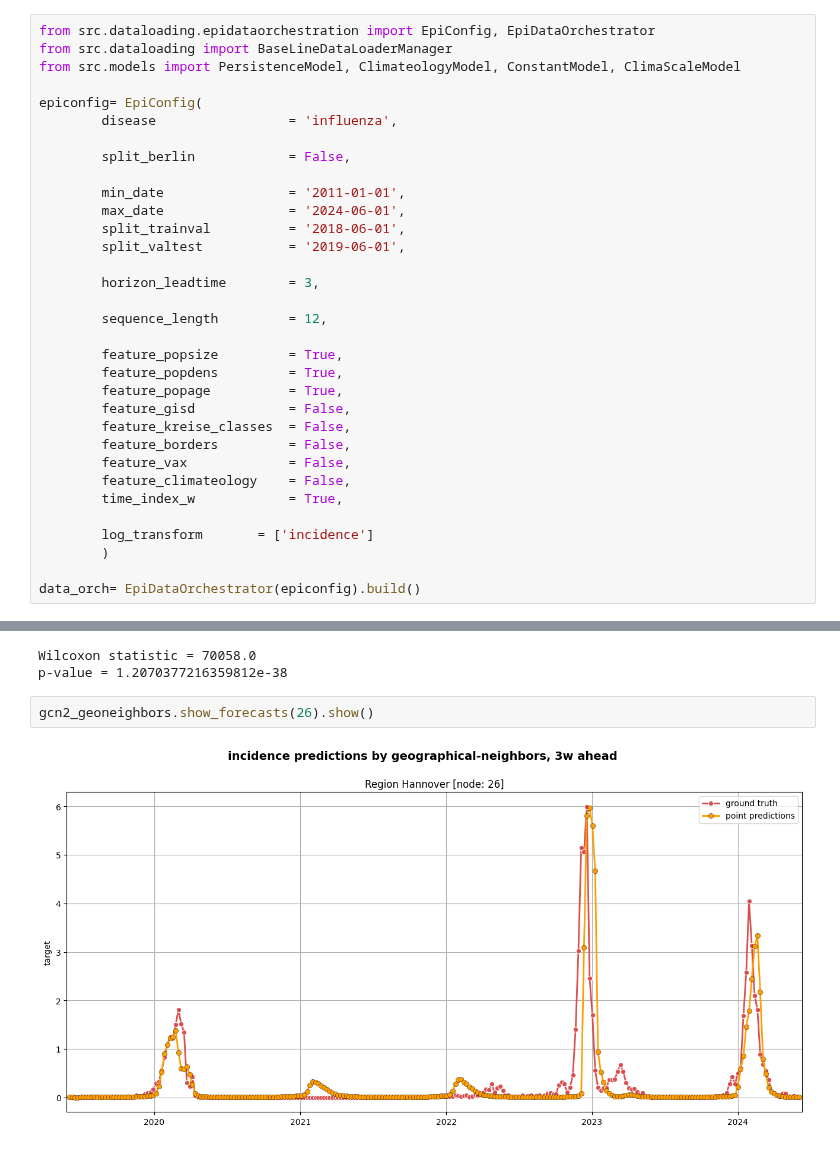
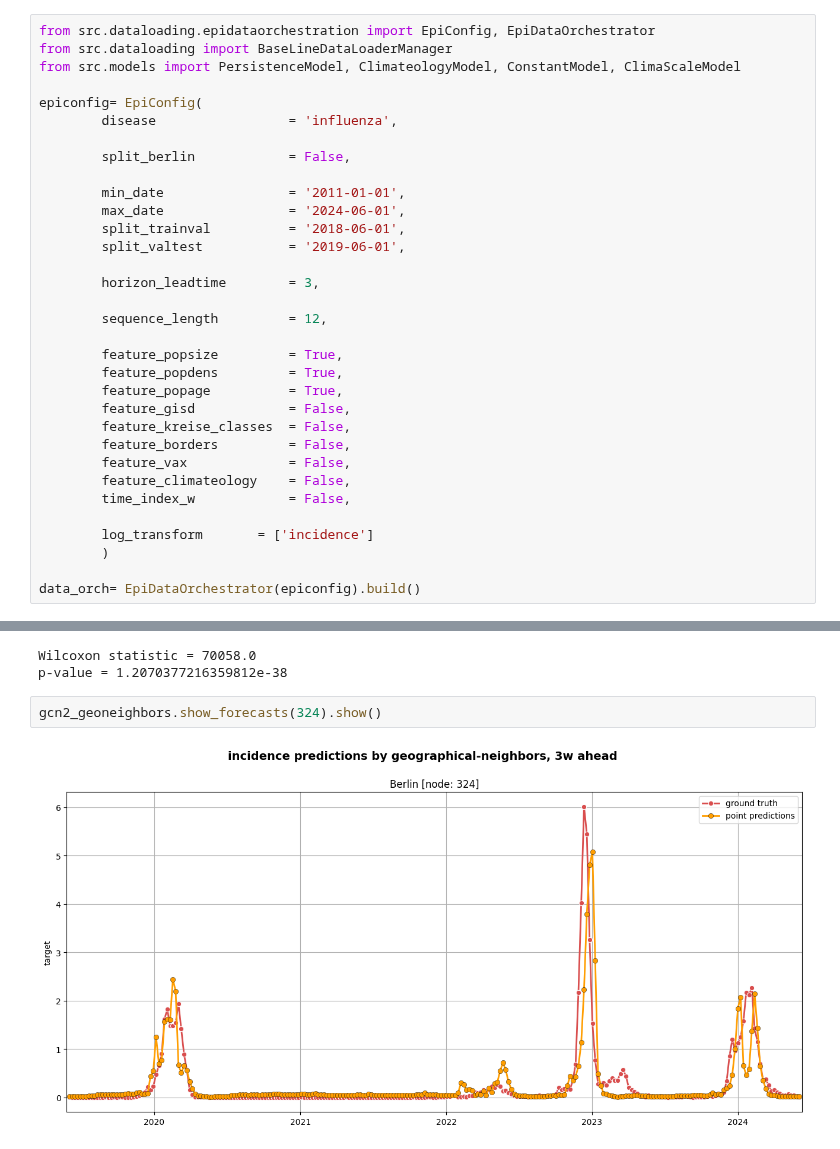
Before and after one commit to stends2001/infectious_disease_gnn, a Jupyter notebook: src/notebooks/_updating_dataloading.ipynb, the cells around one changed output, grey strips where cells are left out. Cells and saved outputs as stored; diff of their text form.

```diff
--- a/src/notebooks/_updating_dataloading.ipynb
+++ b/src/notebooks/_updating_dataloading.ipynb
@@ -28,7 +28,7 @@ epiconfig= EpiConfig(
         feature_borders         = False,
         feature_vax             = False,
         feature_climateology    = False,
-        time_index_w            = True,
+        time_index_w            = False,
 
         log_transform       = ['incidence']
         )
@@ -253,9 +240,9 @@ compare_models_wilcoxon(df_wide, 'geographical-neighbors','lstm')
 Wilcoxon statistic = 70058.0
 p-value = 1.2070377216359812e-38
 # %%
-gcn2_geoneighbors.show_forecasts(26).show()
+gcn2_geoneighbors.show_forecasts(324).show()
 # %% [output]
-[figure, old version]
+[figure, new version]
 # %%
 lstm.show_forecasts(26).show()
 # %% [output]
```
Also changed, not shown: parts of 10 cells of this notebook, 4 other files.
